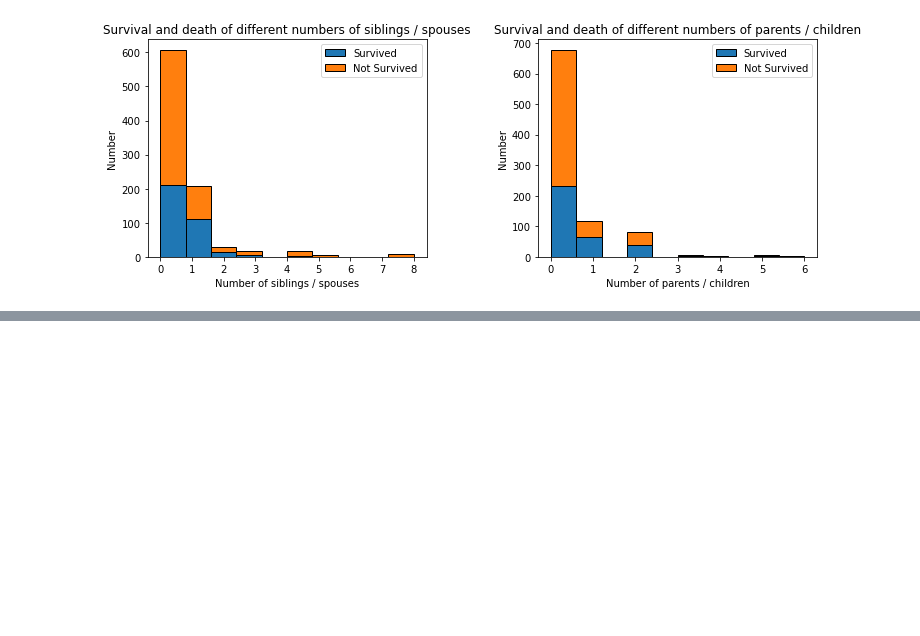
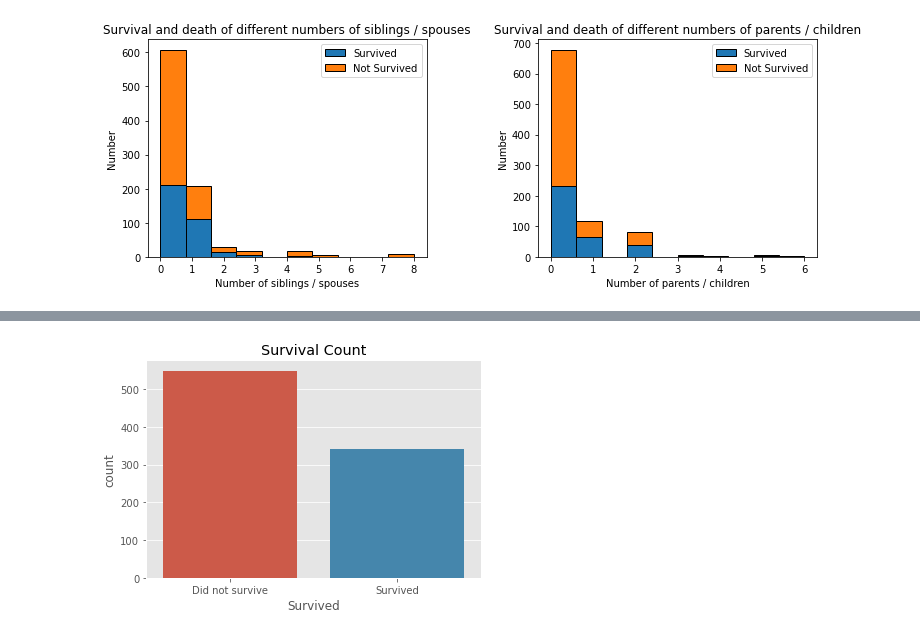
Before and after one commit to Yichen575/kaggle-projects, a Jupyter notebook: titanic/Data-analysis.ipynb, the cells around one changed output, grey strips where cells are left out. Cells and saved outputs as stored; diff of their text form; code cells hidden in the pictures; blank space fills up the shorter version.

```diff
--- a/titanic/Data-analysis.ipynb
+++ b/titanic/Data-analysis.ipynb
@@ -231,0 +234,10 @@ plt.show()
+# %%
+import seaborn as sns
+plt.style.use('ggplot')
+pd.set_option('display.max_columns', False)
+seed= 92
+# %%
+train= pd.read_csv('train.csv')
+print(f"Shape of train:    {train.shape}")
+print('#TRAIN INFO:')
+print(train.info(),'\n')
@@ -231,0 +284,10 @@ plt.show()
+# %%
+
+
+sns.countplot(data=train, x='Survived')
+plt.xticks(ticks=[0, 1], labels=['Did not survive', 'Survived'])
+plt.title("Survival Count")
+
+plt.show()
+# %% [output]
+[figure, added]
```
Also changed, not shown: parts of 8 cells of this notebook.
